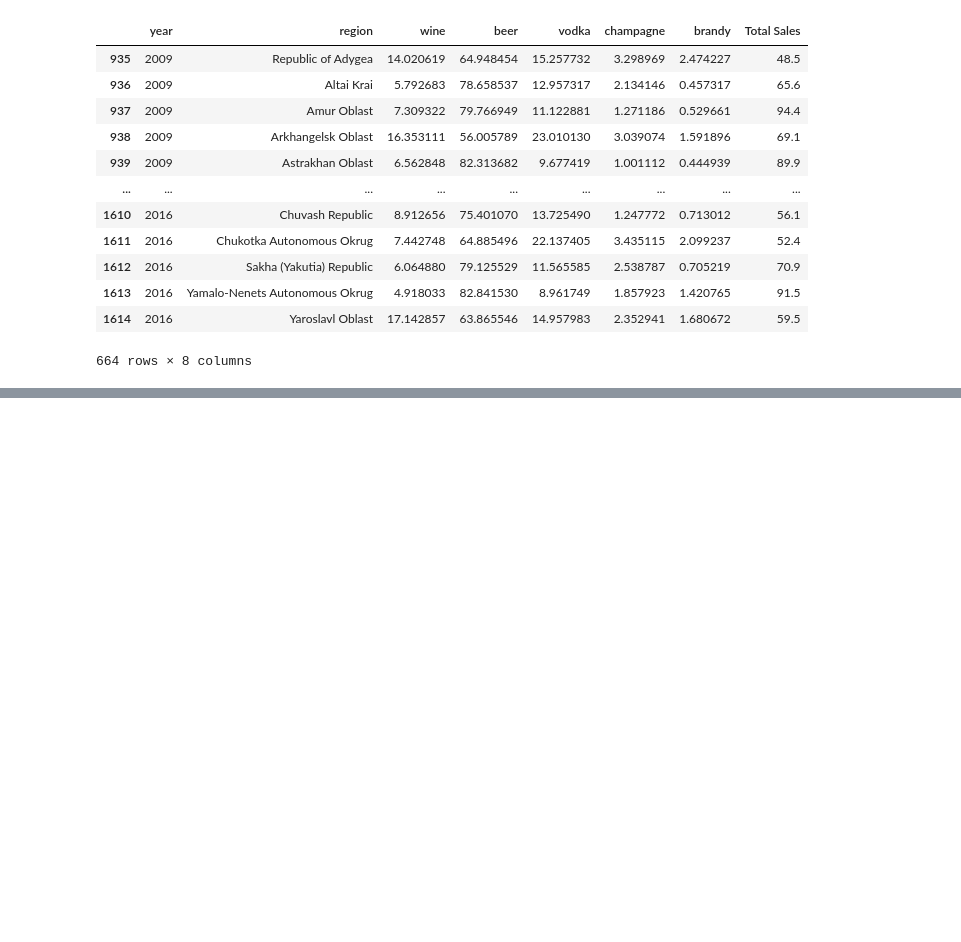
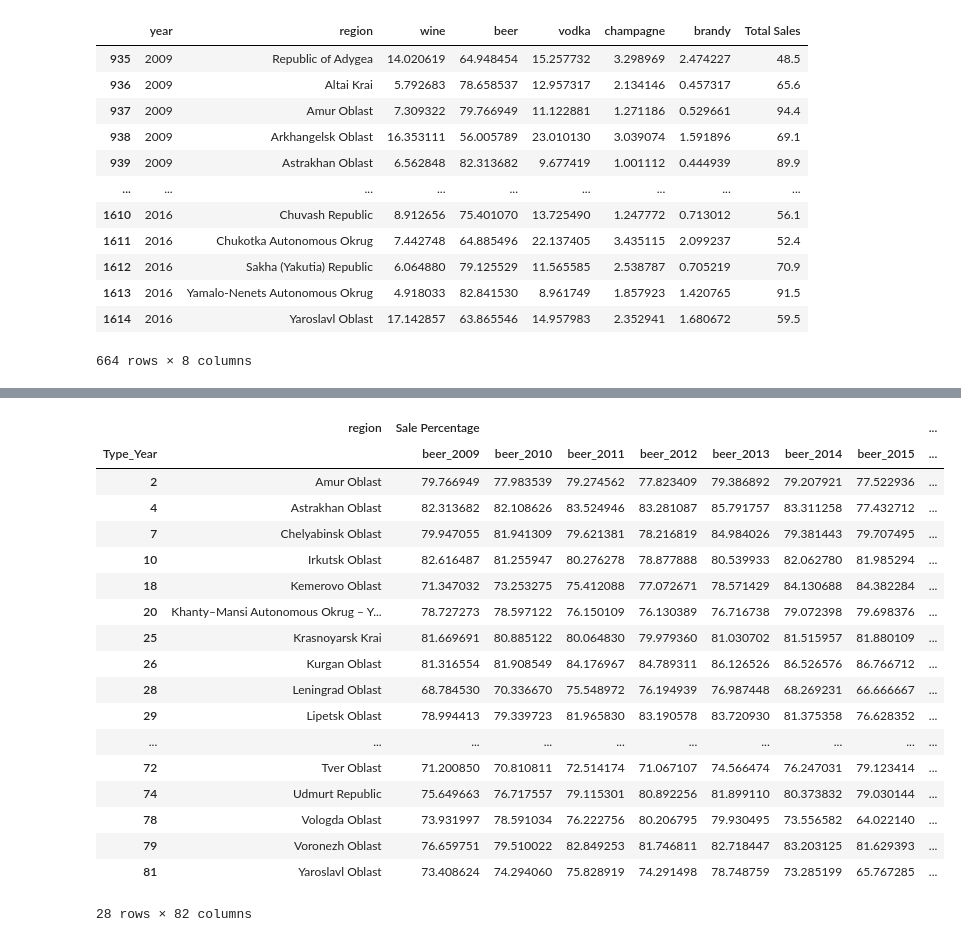
Before and after one commit to LuisEVT/Drinks_Company_Wine_Promotion, a Jupyter notebook: Wine_Promotion_Analysis_EDA.ipynb, the cells around one changed output, grey strips where cells are left out. Cells and saved outputs as stored; diff of their text form; code cells hidden in the pictures; blank space fills up the shorter version.

```diff
--- a/Wine_Promotion_Analysis_EDA.ipynb
+++ b/Wine_Promotion_Analysis_EDA.ipynb
@@ -530,0 +485,22 @@ Name: region, dtype: object
+# %%
+df_V3_melted_V4[ df_V3_melted_V4['Cluster'] == 0 ]
+# %% [output]
+|  | region | Sale Percentage |  |  |  |  |  |  | ... |
+| Type_Year |  | beer_2009 | beer_2010 | beer_2011 | beer_2012 | beer_2013 | beer_2014 | beer_2015 | ... |
+| 2 | Amur Oblast | 79.766949 | 77.983539 | 79.274562 | 77.823409 | 79.386892 | 79.207921 | 77.522936 | ... |
+| 4 | Astrakhan Oblast | 82.313682 | 82.108626 | 83.524946 | 83.281087 | 85.791757 | 83.311258 | 77.432712 | ... |
+| 7 | Chelyabinsk Oblast | 79.947055 | 81.941309 | 79.621381 | 78.216819 | 84.984026 | 79.381443 | 79.707495 | ... |
+| 10 | Irkutsk Oblast | 82.616487 | 81.255947 | 80.276278 | 78.877888 | 80.539933 | 82.062780 | 81.985294 | ... |
+| 18 | Kemerovo Oblast | 71.347032 | 73.253275 | 75.412088 | 77.072671 | 78.571429 | 84.130688 | 84.382284 | ... |
+| 20 | Khanty–Mansi Autonomous Okrug – Y... | 78.727273 | 78.597122 | 76.150109 | 76.130389 | 76.716738 | 79.072398 | 79.698376 | ... |
+| 25 | Krasnoyarsk Krai | 81.669691 | 80.885122 | 80.064830 | 79.979360 | 81.030702 | 81.515957 | 81.880109 | ... |
+| 26 | Kurgan Oblast | 81.316554 | 81.908549 | 84.176967 | 84.789311 | 86.126526 | 86.526576 | 86.766712 | ... |
+| 28 | Leningrad Oblast | 68.784530 | 70.336670 | 75.548972 | 76.194939 | 76.987448 | 68.269231 | 66.666667 | ... |
+| 29 | Lipetsk Oblast | 78.994413 | 79.339723 | 81.965830 | 83.190578 | 83.720930 | 81.375358 | 76.628352 | ... |
+| ... | ... | ... | ... | ... | ... | ... | ... | ... | ... |
+| 72 | Tver Oblast | 71.200850 | 70.810811 | 72.514174 | 71.067107 | 74.566474 | 76.247031 | 79.123414 | ... |
+| 74 | Udmurt Republic | 75.649663 | 76.717557 | 79.115301 | 80.892256 | 81.899110 | 80.373832 | 79.030144 | ... |
+| 78 | Vologda Oblast | 73.931997 | 78.591034 | 76.222756 | 80.206795 | 79.930495 | 73.556582 | 64.022140 | ... |
+| 79 | Voronezh Oblast | 76.659751 | 79.510022 | 82.849253 | 81.746811 | 82.718447 | 83.203125 | 81.629393 | ... |
+| 81 | Yaroslavl Oblast | 73.408624 | 74.294060 | 75.828919 | 74.291498 | 78.748759 | 73.285199 | 65.767285 | ... |
+28 rows × 82 columns
```
Also changed, not shown: parts of 18 cells of this notebook.
